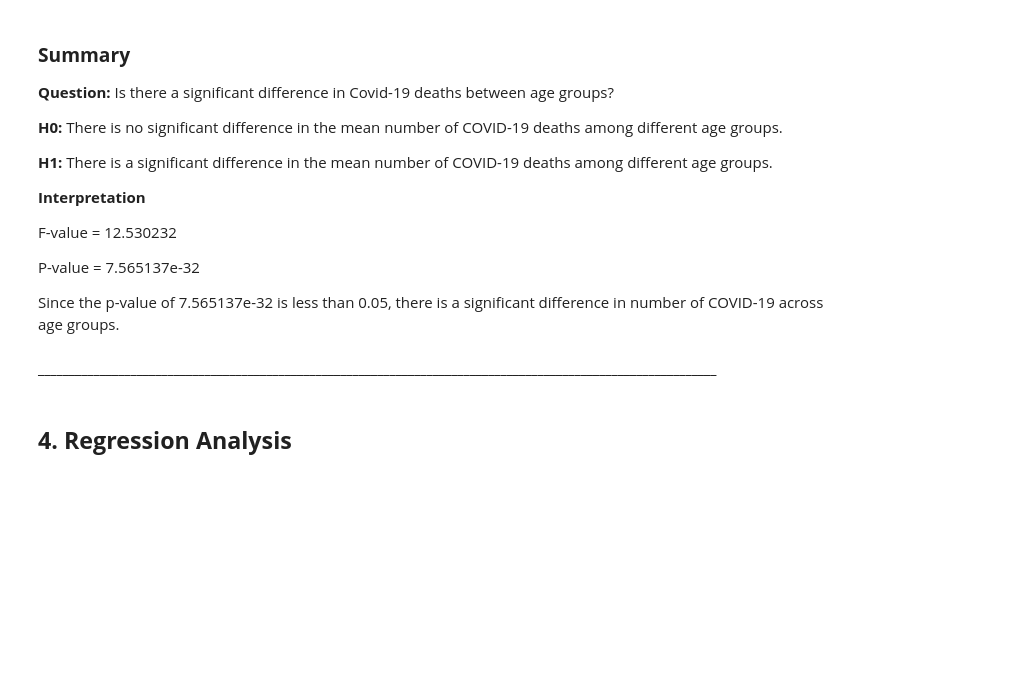
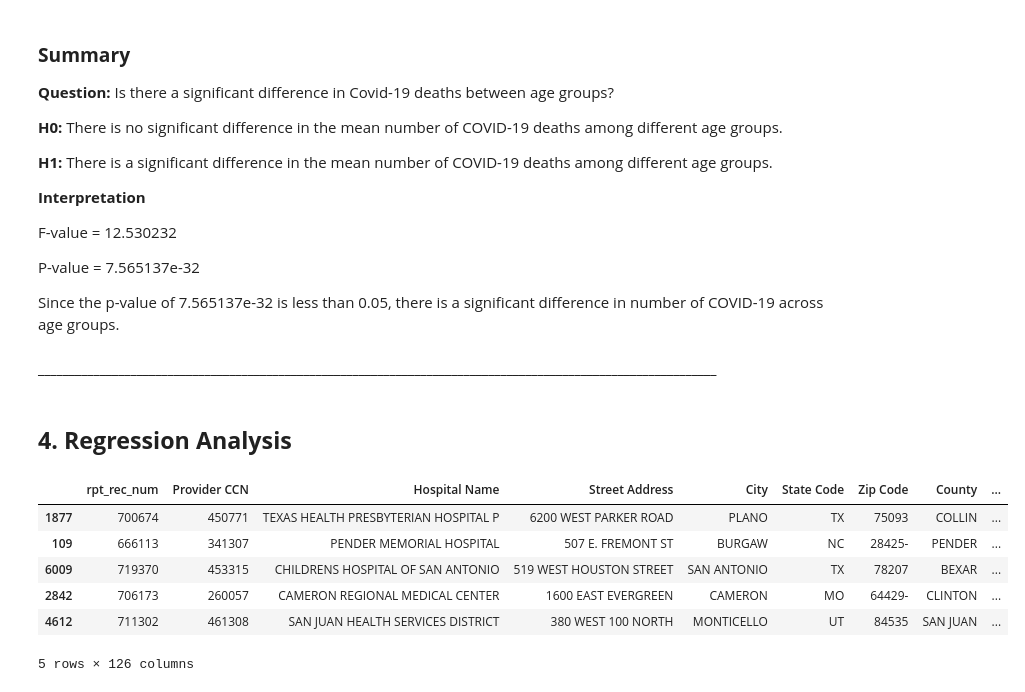
Before and after one commit to c-susan/datasci_5_statistics, a Jupyter notebook: python_statistics.ipynb, the cells around one changed output. Cells and saved outputs as stored; diff of their text form; code cells hidden in the pictures; blank space fills up the shorter version.

```diff
--- a/python_statistics.ipynb
+++ b/python_statistics.ipynb
@@ -234,3 +236,14 @@ Since the p-value of 7.565137e-32 is less than 0.05, there is a significant diff
 **______________________________________________________________________________________________________________**
 # %% [markdown]
 ## **4. Regression Analysis**
+# %%
+df4 = pd.read_csv('https://raw.githubusercontent.com/c-susan/datasci_5_statistics/main/datasets/CostReport_2019_Final.csv')
+df4.sample(5)
+# %% [output]
+|  | rpt_rec_num | Provider CCN | Hospital Name | Street Address | City | State Code | Zip Code | County | ... |
+| 1877 | 700674 | 450771 | TEXAS HEALTH PRESBYTERIAN HOSPITAL P | 6200 WEST PARKER ROAD | PLANO | TX | 75093 | COLLIN | ... |
+| 109 | 666113 | 341307 | PENDER MEMORIAL HOSPITAL | 507 E. FREMONT ST | BURGAW | NC | 28425- | PENDER | ... |
+| 6009 | 719370 | 453315 | CHILDRENS HOSPITAL OF SAN ANTONIO | 519 WEST HOUSTON STREET | SAN ANTONIO | TX | 78207 | BEXAR | ... |
+| 2842 | 706173 | 260057 | CAMERON REGIONAL MEDICAL CENTER | 1600 EAST EVERGREEN | CAMERON | MO | 64429- | CLINTON | ... |
+| 4612 | 711302 | 461308 | SAN JUAN HEALTH SERVICES DISTRICT | 380 WEST 100 NORTH | MONTICELLO | UT | 84535 | SAN JUAN | ... |
+5 rows × 126 columns
```
Also changed, not shown: parts of 8 cells of this notebook.
